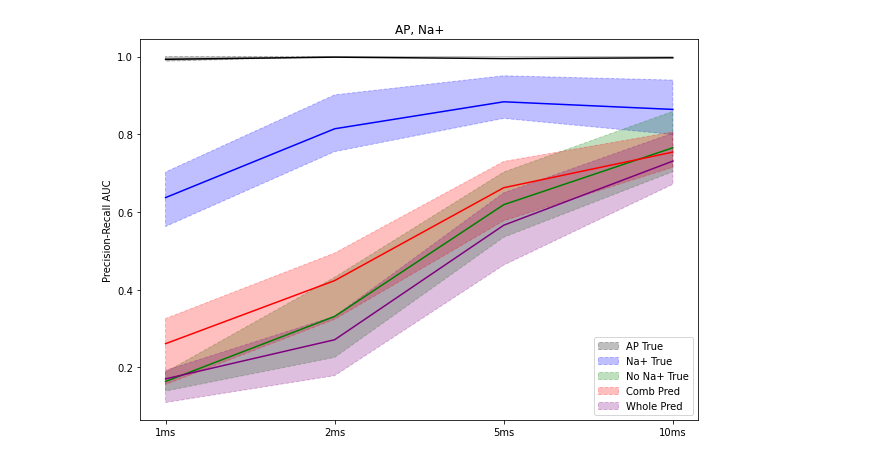
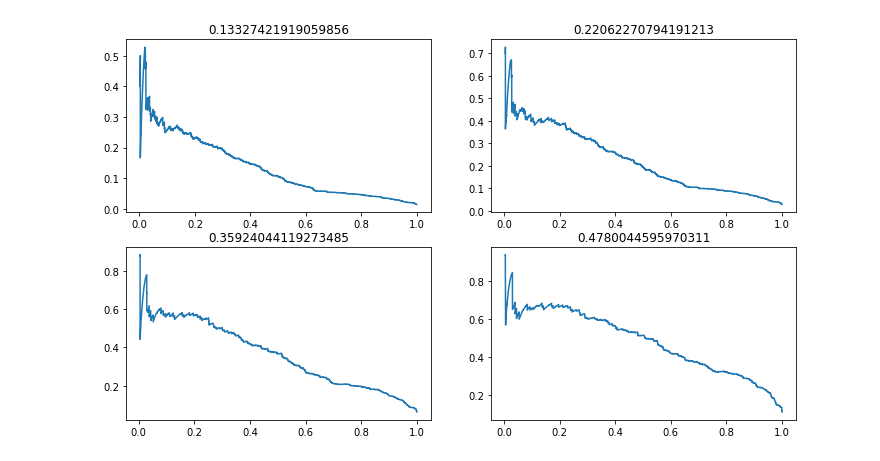
Before and after one commit to yjkimnada/dendrite, a Jupyter notebook: AP_analysis.ipynb, the cells around one changed output. Cells and saved outputs as stored; diff of their text form; code cells hidden in the pictures.

```diff
--- a/AP_analysis.ipynb
+++ b/AP_analysis.ipynb
@@ -278,30 +46,9 @@ whole_pred_q3 = np.quantile(auc_array[:,4,:], 0.75, 1)
-# %%
-plt.figure(figsize = (10,7))
-
-plt.plot(np.mean(auc_array[:,0,:], 1), color="black")
-plt.fill_between(np.arange(4), ap_true_q1, ap_true_q3, alpha=0.25,
-                 linestyle="--", linewidth=1, edgecolor="black", facecolor="black", label="AP True")
-
-plt.plot(np.mean(auc_array[:,1,:], 1), color="blue")
-plt.fill_between(np.arange(4), na_true_q1, na_true_q3, alpha=0.25,
-                 linestyle="--", linewidth=1, edgecolor="blue", facecolor="blue", label="Na+ True")
-
-plt.plot(np.mean(auc_array[:,2,:], 1), color="green")
-plt.fill_between(np.arange(4), nona_true_q1, nona_true_q3, alpha=0.25,
-                 linestyle="--", linewidth=1, edgecolor="green", facecolor="green", label="No Na+ True")
-
-plt.plot(np.mean(auc_array[:,3,:], 1), color="red")
-plt.fill_between(np.arange(4), comb_pred_q1, comb_pred_q3, alpha=0.25,
-                 linestyle="--", linewidth=1, edgecolor="red", facecolor="red", label="Comb Pred")
-
-plt.plot(np.mean(auc_array[:,4,:], 1), color="purple")
-plt.fill_between(np.arange(4), whole_pred_q1, whole_pred_q3, alpha=0.25,
-                 linestyle="--", linewidth=1, edgecolor="purple", facecolor="purple", label="Whole Pred")
-
-plt.xticks(ticks=np.arange(4), labels=["1ms","2ms","5ms","10ms"])
-plt.legend()
-plt.ylabel("Precision-Recall AUC")
-plt.title("AP, Na+")
-plt.show()
-# %% [output]
-[figure, removed]
+# %%
+fig, axs = plt.subplots(nrows=2, ncols=2, figsize=(12,7))
+for row in range(2):
+    for col in range(2):
+        idx = row*2+col
+        axs[row,col].plot(pr_array[idx,:,1],pr_array[idx,:,0])
+        axs[row,col].set_title(str(metrics.auc(pr_array[idx,:,1],pr_array[idx,:,0])))
+# %% [output]
+[figure, added]
```
Also changed, not shown: parts of 15 cells of this notebook, 13 other files.
